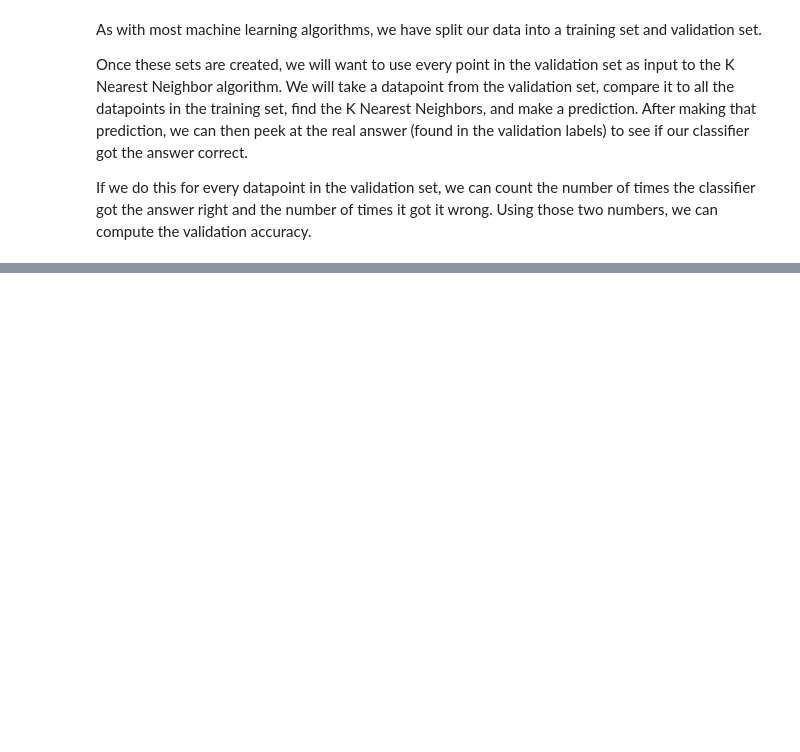
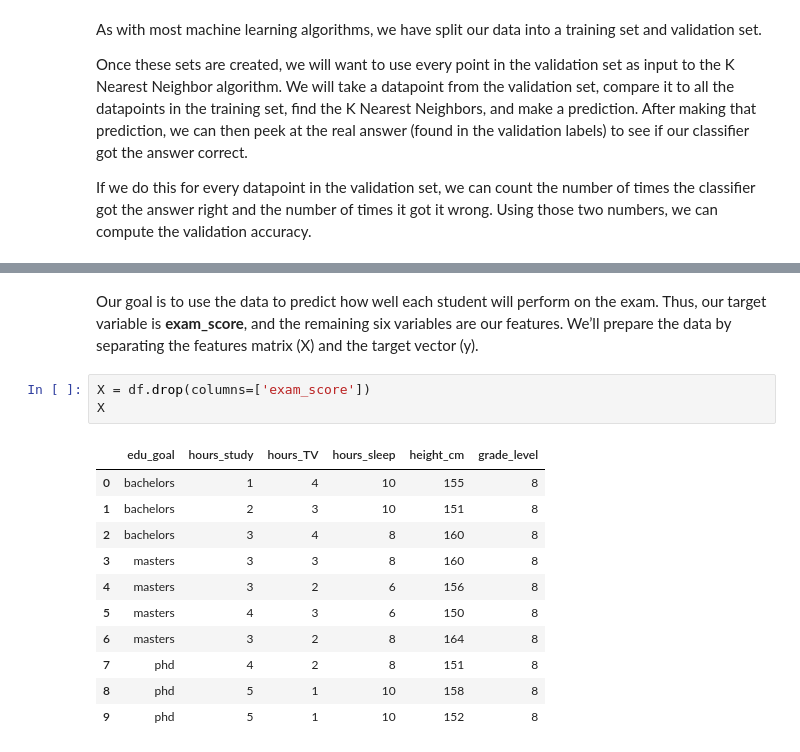
Before and after one commit to dpons222/ML-AI-Self-Learning, a Jupyter notebook: Machine Learning/machine_learning.ipynb, the cells around one changed output, grey strips where cells are left out. Drawn from its saved outputs; the diff is of its cells as text; blank space fills up the shorter version.

```diff
--- a/Machine Learning/machine_learning.ipynb
+++ b/Machine Learning/machine_learning.ipynb
@@ -568,0 +727,17 @@ If we do this for every datapoint in the validation set, we can count the number
+# %% [markdown]
+Our goal is to use the data to predict how well each student will perform on the exam. Thus, our target variable is **exam_score**, and the remaining six variables are our features. We’ll prepare the data by separating the features matrix (X) and the target vector (y).
+# %%
+X = df.drop(columns=['exam_score'])
+X
+# %% [output]
+|  | edu_goal | hours_study | hours_TV | hours_sleep | height_cm | grade_level |
+| 0 | bachelors | 1 | 4 | 10 | 155 | 8 |
+| 1 | bachelors | 2 | 3 | 10 | 151 | 8 |
+| 2 | bachelors | 3 | 4 | 8 | 160 | 8 |
+| 3 | masters | 3 | 3 | 8 | 160 | 8 |
+| 4 | masters | 3 | 2 | 6 | 156 | 8 |
+| 5 | masters | 4 | 3 | 6 | 150 | 8 |
+| 6 | masters | 3 | 2 | 8 | 164 | 8 |
+| 7 | phd | 4 | 2 | 8 | 151 | 8 |
+| 8 | phd | 5 | 1 | 10 | 158 | 8 |
+| 9 | phd | 5 | 1 | 10 | 152 | 8 |
```
Also changed, not shown: parts of 52 cells of this notebook, 1 other file.
